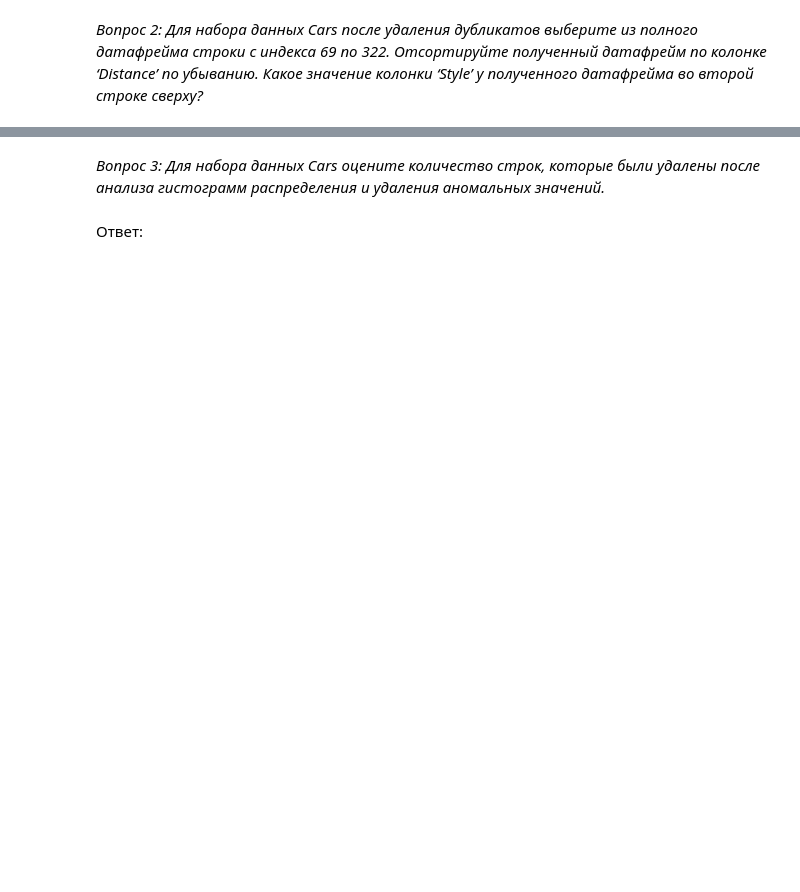
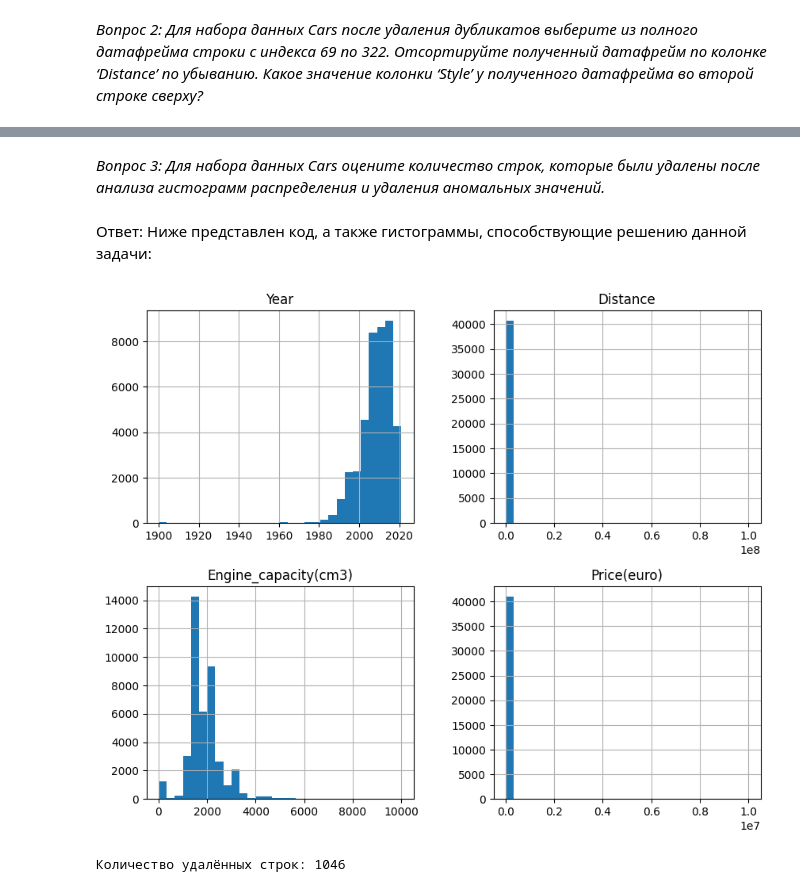
Before and after one commit to AnastasiaGomorina/IIS, a Jupyter notebook: Глава2.ipynb, the cells around one changed output, grey strips where cells are left out. Cells and saved outputs as stored; diff of their text form; code cells hidden in the pictures; blank space fills up the shorter version.

```diff
--- a/Глава2.ipynb
+++ b/Глава2.ipynb
@@ -13,4 +43,37 @@
 # %% [markdown]
-*Вопрос 3: Для набора данных Cars оцените количество строк, которые были удалены после анализа гистограмм распределения и удаления аномальных значений.*
+*Вопрос 3: Для набора данных Cars оцените количество строк, которые
+были удалены после анализа гистограмм распределения и удаления аномальных значений.*
-# %% [markdown]
-Ответ:
+# %% [markdown]
+Ответ: Ниже представлен код, а также гистограммы, способствующие решению данной задачи:
+# %%
+import pandas as pd
+import matplotlib.pyplot as plt
+
+# 1. Чтение данных из CSV-файла
+df = pd.read_csv('cars.csv')
+
+# 2. Построение гистограмм для визуального анализа распределений
+df.hist(bins=30, figsize=(10, 8))
+plt.show() #plt.show() — отображает построенные графики с использованием библиотеки matplotlib.pyplot
+
+# 3. Удаление аномальных значений
+# Пример: допустим, что аномальные значения - это значения, которые находятся за пределами 3 стандартных отклонений
+# Вычисляем границы для удаления аномалий для каждого числового столбца
+numeric_columns = df.select_dtypes(include=['float64', 'int64']).columns
+for col in numeric_columns:
+    upper_limit = df[col].mean() + 3 * df[col].std() #это верхняя граница для допустимых значений (среднее значение + 3 стандартных отклонения).
+    lower_limit = df[col].mean() - 3 * df[col].std() #это нижняя граница для допустимых значений (среднее значение - 3 стандартных отклонения).
+    df = df[(df[col] <= upper_limit) & (df[col] >= lower_limit)] #оставляет в датафрейме только те строки, где значения в столбце находятся
+                                                                #в пределах от lower_limit до upper_limit, удаляя строки с выбросами.
+
+# 4. Оценка количества удалённых строк
+original_row_count = pd.read_csv('cars.csv').shape[0]  # Количество строк до удаления
+remaining_row_count = df.shape[0]  # Количество строк после удаления
+deleted_row_count = original_row_count - remaining_row_count #вычисляет количество удалённых строк как разницу между количеством строк до и
+                                                                                                                    #после удаления выбросов.
+
+# 5. Вывод количества удалённых строк
+print(f"Количество удалённых строк: {deleted_row_count}")
+# %% [output]
+[figure, added]
+Количество удалённых строк: 1046
```
Also changed, not shown: parts of 24 cells of this notebook.
